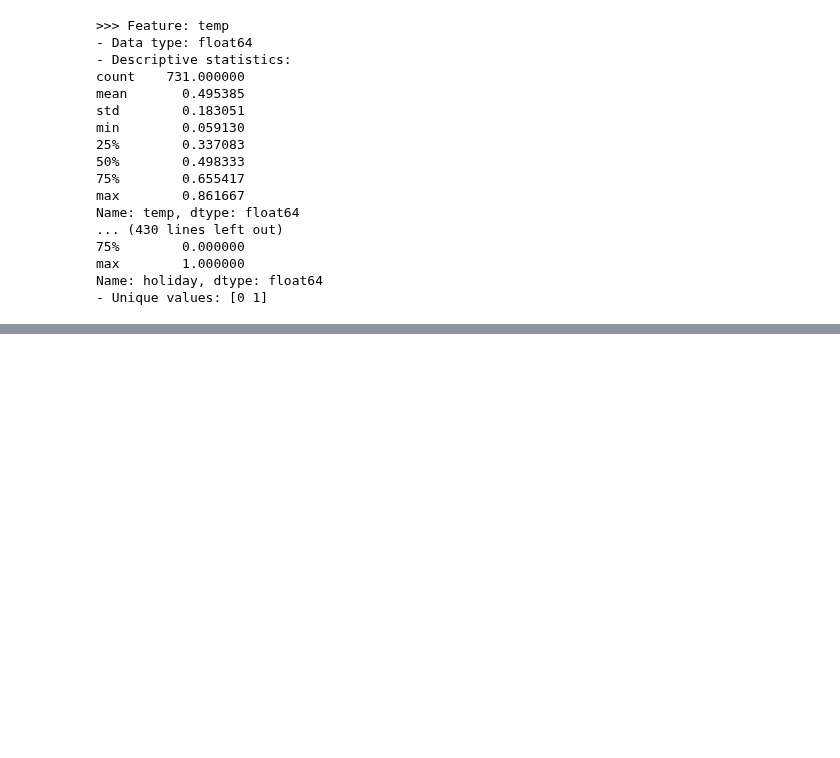
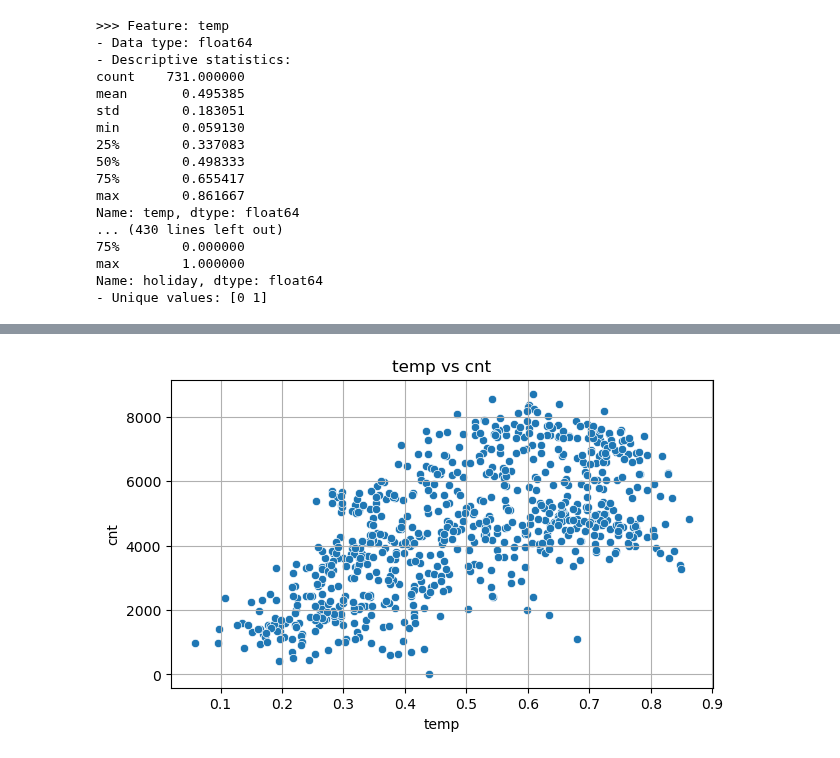
Before and after one commit to lukassso/python-mini-projects, a Jupyter notebook: machine-learning/ml_final_projects/01_bike_rental_forecasting.ipynb, the cells around one changed output, grey strips where cells are left out. Drawn from its saved outputs; the diff is of its cells as text; code cells hidden in the pictures; blank space fills up the shorter version.

Commit message:
fp-bikerental: perform EDA with plots and log transformation of target

```diff
--- a/machine-learning/ml_final_projects/01_bike_rental_forecasting.ipynb
+++ b/machine-learning/ml_final_projects/01_bike_rental_forecasting.ipynb
@@ -109,0 +114,83 @@ Name: holiday, dtype: float64
+# %%
+# List of input features
+numeric_features = ['temp', 'hum', 'windspeed']
+categorical_features = ['weekday', 'season', 'holiday', 'workingday']
+
+# Scatter plots for numeric features vs. 'cnt'
+for feature in numeric_features:
+    plt.figure(figsize=(7, 4))
+    sns.scatterplot(data=df, x=feature, y='cnt')
+    plt.title(f'{feature} vs cnt')
+    plt.grid(True)
+    plt.show()
+
+# Boxplots for categorical features vs. 'cnt'
+for feature in categorical_features:
+    plt.figure(figsize=(7, 4))
+    sns.boxplot(data=df, x=feature, y='cnt')
+    plt.title(f'{feature} vs cnt')
+    plt.grid(True)
+    plt.show()
+
+# Correlation matrix + heatmap
+plt.figure(figsize=(10, 8))
+correlation_cols = ['temp', 'atemp', 'hum', 'windspeed', 'casual', 'registered', 'cnt']
+correlation_matrix = df[correlation_cols].corr()
+sns.heatmap(correlation_matrix, annot=True, cmap='coolwarm', fmt=".2f")
+plt.title("Correlation Matrix (Heatmap)")
+plt.show()
+
+# Seasonality: mean number of rentals by season, month, weekday
+season_labels = ['Spring', 'Summer', 'Autumn', 'Winter']
+weekday_labels = ['Sun', 'Mon', 'Tue', 'Wed', 'Thu', 'Fri', 'Sat']
+month_labels = ['Jan', 'Feb', 'Mar', 'Apr', 'May', 'Jun', 'Jul', 'Aug', 'Sep', 'Oct', 'Nov', 'Dec']
+
+# Seasonality by season
+plt.figure(figsize=(6, 4))
+df.groupby('season')['cnt'].mean().plot(kind='bar')
+plt.xticks(ticks=[0, 1, 2, 3], labels=season_labels, rotation=0)
+plt.title("Average Rentals by Season")
+plt.ylabel("Average Number of Rentals")
+plt.grid(True)
+plt.show()
+
+# Seasonality by month
+plt.figure(figsize=(10, 4))
+df.groupby('mnth')['cnt'].mean().plot(kind='bar')
+plt.xticks(ticks=np.arange(12), labels=month_labels, rotation=0)
+plt.title("Average Rentals by Month")
+plt.ylabel("Average Number of Rentals")
+plt.grid(True)
+plt.show()
+
+# Seasonality by weekday
+plt.figure(figsize=(7, 4))
+df.groupby('weekday')['cnt'].mean().plot(kind='bar')
+plt.xticks(ticks=np.arange(7), labels=weekday_labels, rotation=0)
+plt.title("Average Rentals by Day of the Week")
+plt.ylabel("Average Number of Rentals")
+plt.grid(True)
+plt.show()
+
+# Distribution of 'cnt'
+plt.figure(figsize=(8, 5))
+sns.histplot(df['cnt'], bins=30, kde=True)
+plt.title("Distribution of 'cnt'")
+plt.xlabel("Number of Rentals")
+plt.grid(True)
+plt.show()
+
+# Logarithmic transformation of 'cnt' and new histogram
+df['cnt_log'] = np.log1p(df['cnt'])
+
+plt.figure(figsize=(8, 5))
+sns.histplot(df['cnt_log'], bins=30, kde=True)
+plt.title("Distribution of log-transformed 'cnt'")
+plt.xlabel("log(cnt + 1)")
+plt.grid(True)
+plt.show()
+
+# The original distribution of 'cnt' is slightly right-skewed. After applying the logarithmic transformation (log1p), the new distribution
+# becomes more symmetric and closer to a normal distribution. This justifies using the log transform.
+# %% [output]
+[figure, added]
```
Also changed, not shown: parts of 3 cells of this notebook.
